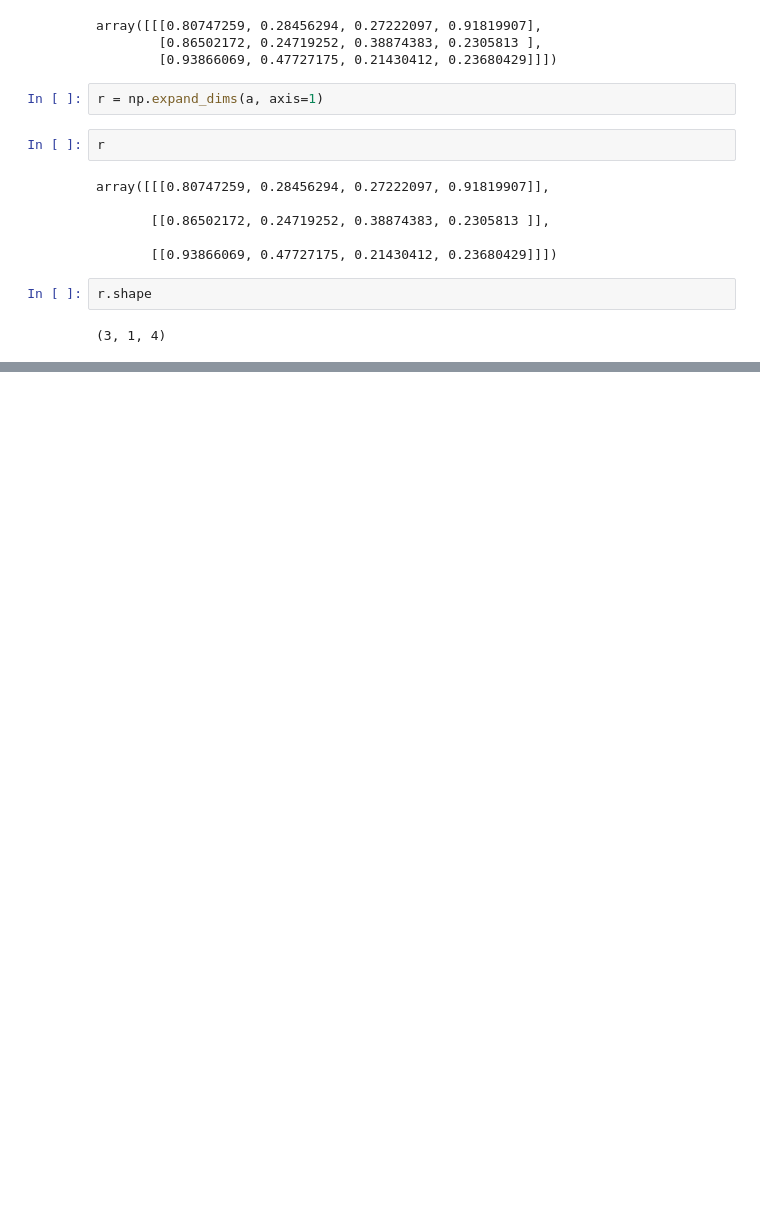
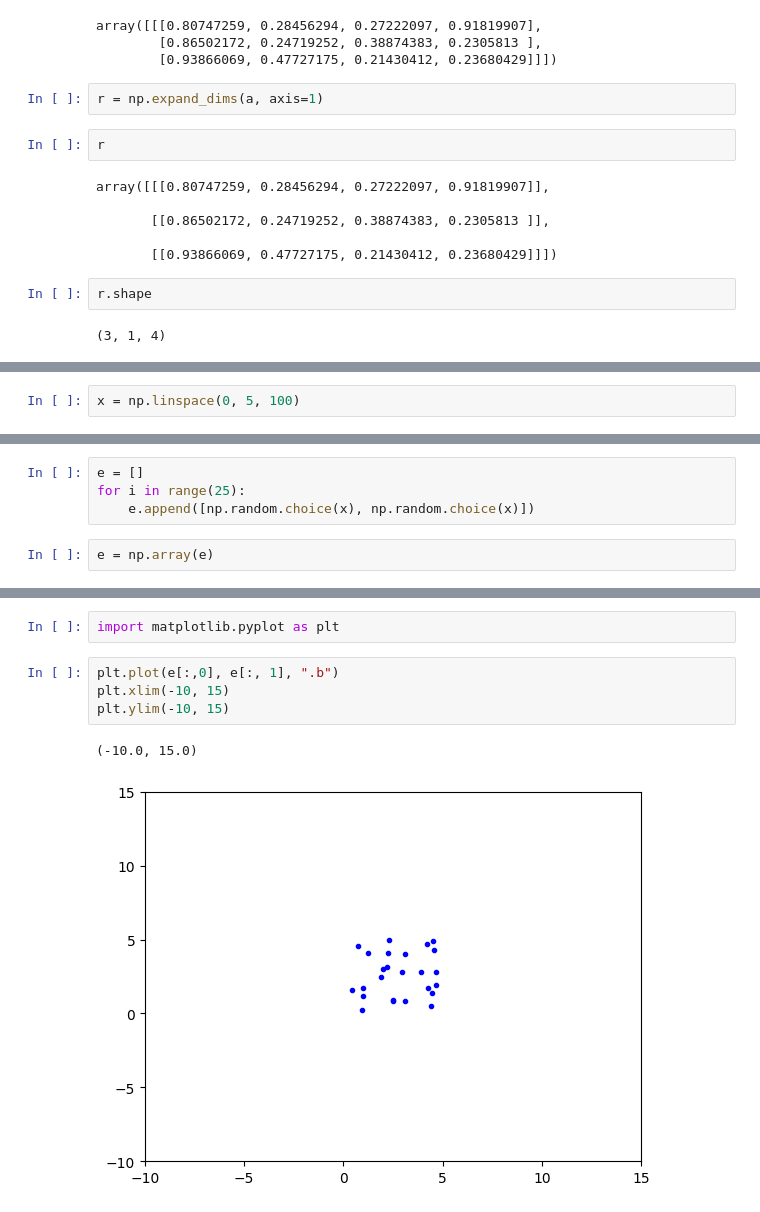
Before and after one commit to abhixshek/data-science-toolkit, a Jupyter notebook: numpy_kb.ipynb, the cells around one changed output, grey strips where cells are left out. Cells and saved outputs as stored; diff of their text form; blank space fills up the shorter version.

```diff
--- a/numpy_kb.ipynb
+++ b/numpy_kb.ipynb
@@ -1921,0 +1924,2 @@ r.shape
+# %%
+x = np.linspace(0, 5, 100)
@@ -1921,0 +1949,6 @@ r.shape
+# %%
+e = []
+for i in range(25):
+    e.append([np.random.choice(x), np.random.choice(x)])
+# %%
+e = np.array(e)
@@ -1921,0 +1975,9 @@ r.shape
+# %%
+import matplotlib.pyplot as plt
+# %%
+plt.plot(e[:,0], e[:, 1], ".b")
+plt.xlim(-10, 15)
+plt.ylim(-10, 15)
+# %% [output]
+(-10.0, 15.0)
+[figure, added]
```
Also changed, not shown: parts of 17 cells of this notebook, 1 other file.
